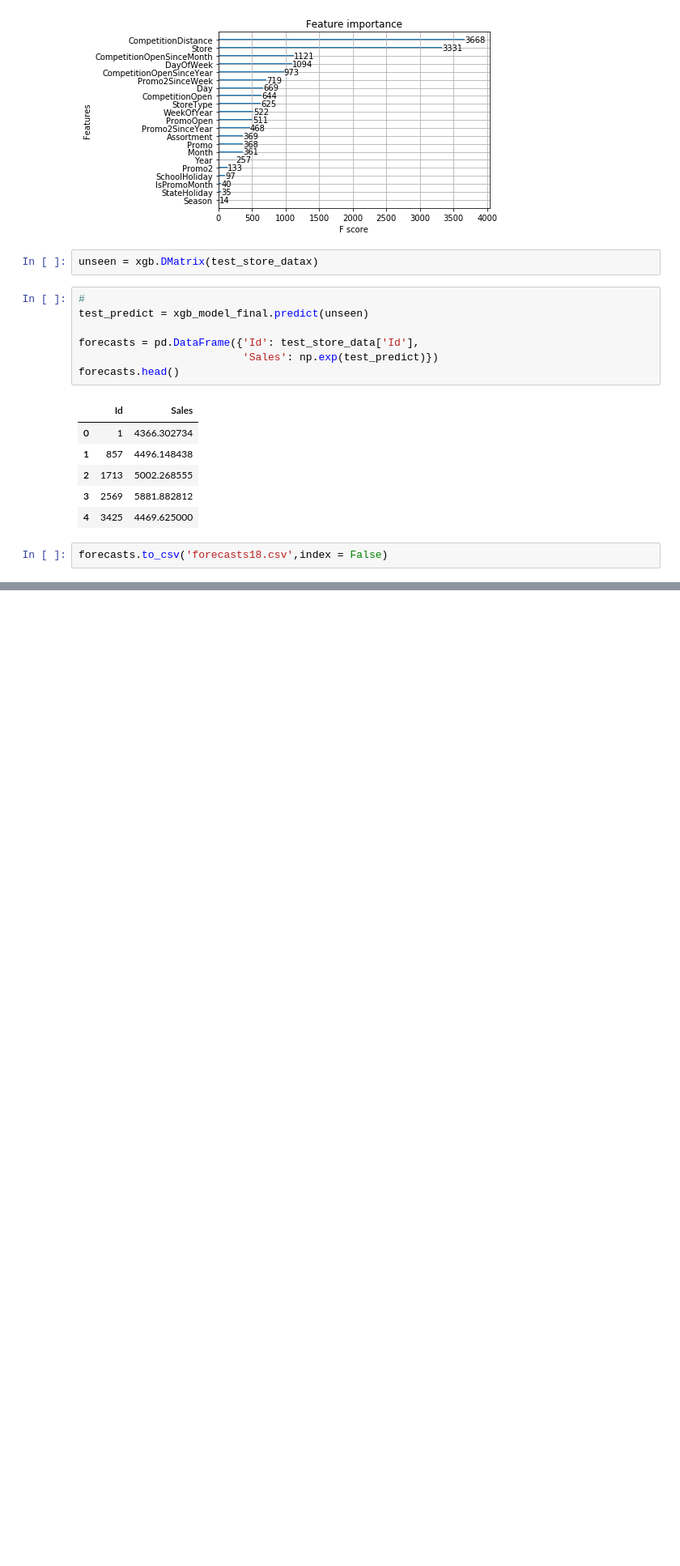
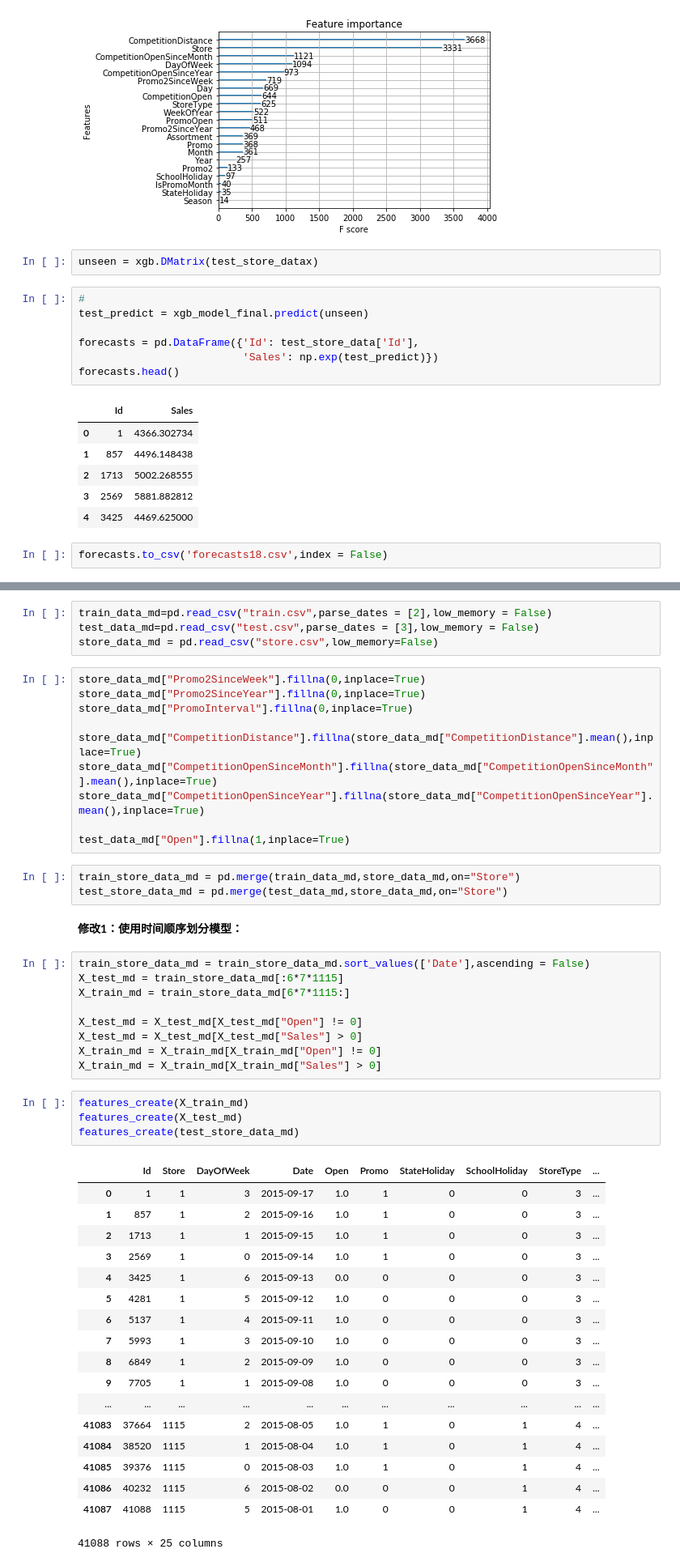
Before and after one commit to DnYee/Rossmann_capstone_project, a Jupyter notebook: Rossmann.ipynb, the cells around one changed output, grey strips where cells are left out. Shown at 81% size. Drawn from its saved outputs; the diff is of its cells as text; blank space fills up the shorter version.

```diff
--- a/Rossmann.ipynb
+++ b/Rossmann.ipynb
@@ -677,0 +713,51 @@ forecasts.to_csv('forecasts18.csv',index = False)
+# %%
+train_data_md=pd.read_csv("train.csv",parse_dates = [2],low_memory = False)
+test_data_md=pd.read_csv("test.csv",parse_dates = [3],low_memory = False)
+store_data_md = pd.read_csv("store.csv",low_memory=False)
+# %%
+store_data_md["Promo2SinceWeek"].fillna(0,inplace=True)
+store_data_md["Promo2SinceYear"].fillna(0,inplace=True)
+store_data_md["PromoInterval"].fillna(0,inplace=True)
+
+store_data_md["CompetitionDistance"].fillna(store_data_md["CompetitionDistance"].mean(),inplace=True)
+store_data_md["CompetitionOpenSinceMonth"].fillna(store_data_md["CompetitionOpenSinceMonth"].mean(),inplace=True)
+store_data_md["CompetitionOpenSinceYear"].fillna(store_data_md["CompetitionOpenSinceYear"].mean(),inplace=True)
+
+test_data_md["Open"].fillna(1,inplace=True)
+# %%
+train_store_data_md = pd.merge(train_data_md,store_data_md,on="Store")
+test_store_data_md = pd.merge(test_data_md,store_data_md,on="Store")
+# %% [markdown]
+**修改1：使用时间顺序划分模型：**
+# %%
+train_store_data_md = train_store_data_md.sort_values(['Date'],ascending = False)
+X_test_md = train_store_data_md[:6*7*1115]
+X_train_md = train_store_data_md[6*7*1115:]
+
+X_test_md = X_test_md[X_test_md["Open"] != 0]
+X_test_md = X_test_md[X_test_md["Sales"] > 0]
+X_train_md = X_train_md[X_train_md["Open"] != 0]
+X_train_md = X_train_md[X_train_md["Sales"] > 0]
+# %%
+features_create(X_train_md)
+features_create(X_test_md)
+features_create(test_store_data_md)
+# %% [output]
+|  | Id | Store | DayOfWeek | Date | Open | Promo | StateHoliday | SchoolHoliday | StoreType | ... |
+| 0 | 1 | 1 | 3 | 2015-09-17 | 1.0 | 1 | 0 | 0 | 3 | ... |
+| 1 | 857 | 1 | 2 | 2015-09-16 | 1.0 | 1 | 0 | 0 | 3 | ... |
+| 2 | 1713 | 1 | 1 | 2015-09-15 | 1.0 | 1 | 0 | 0 | 3 | ... |
+| 3 | 2569 | 1 | 0 | 2015-09-14 | 1.0 | 1 | 0 | 0 | 3 | ... |
+| 4 | 3425 | 1 | 6 | 2015-09-13 | 0.0 | 0 | 0 | 0 | 3 | ... |
+| 5 | 4281 | 1 | 5 | 2015-09-12 | 1.0 | 0 | 0 | 0 | 3 | ... |
+| 6 | 5137 | 1 | 4 | 2015-09-11 | 1.0 | 0 | 0 | 0 | 3 | ... |
+| 7 | 5993 | 1 | 3 | 2015-09-10 | 1.0 | 0 | 0 | 0 | 3 | ... |
+| 8 | 6849 | 1 | 2 | 2015-09-09 | 1.0 | 0 | 0 | 0 | 3 | ... |
+| 9 | 7705 | 1 | 1 | 2015-09-08 | 1.0 | 0 | 0 | 0 | 3 | ... |
+| ... | ... | ... | ... | ... | ... | ... | ... | ... | ... | ... |
+| 41083 | 37664 | 1115 | 2 | 2015-08-05 | 1.0 | 1 | 0 | 1 | 4 | ... |
+| 41084 | 38520 | 1115 | 1 | 2015-08-04 | 1.0 | 1 | 0 | 1 | 4 | ... |
+| 41085 | 39376 | 1115 | 0 | 2015-08-03 | 1.0 | 1 | 0 | 1 | 4 | ... |
+| 41086 | 40232 | 1115 | 6 | 2015-08-02 | 0.0 | 0 | 0 | 1 | 4 | ... |
+| 41087 | 41088 | 1115 | 5 | 2015-08-01 | 1.0 | 0 | 0 | 1 | 4 | ... |
+41088 rows × 25 columns
```
Also changed, not shown: parts of 20 cells of this notebook, 5 other files.
